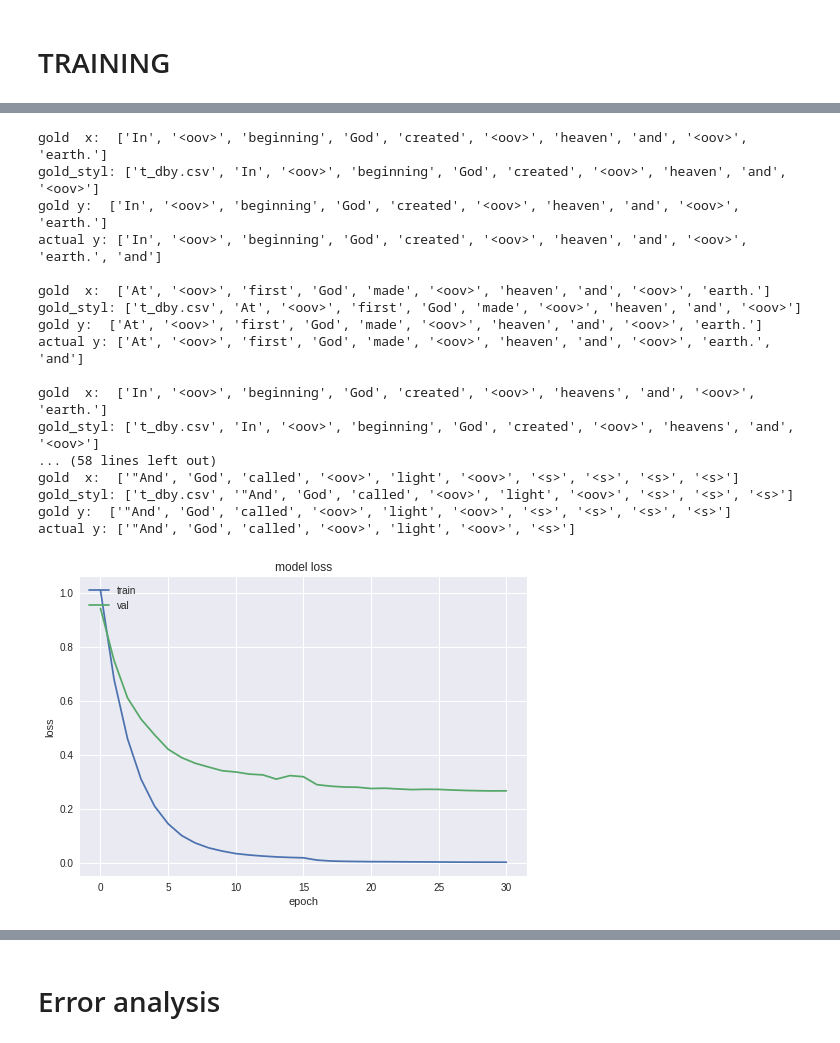
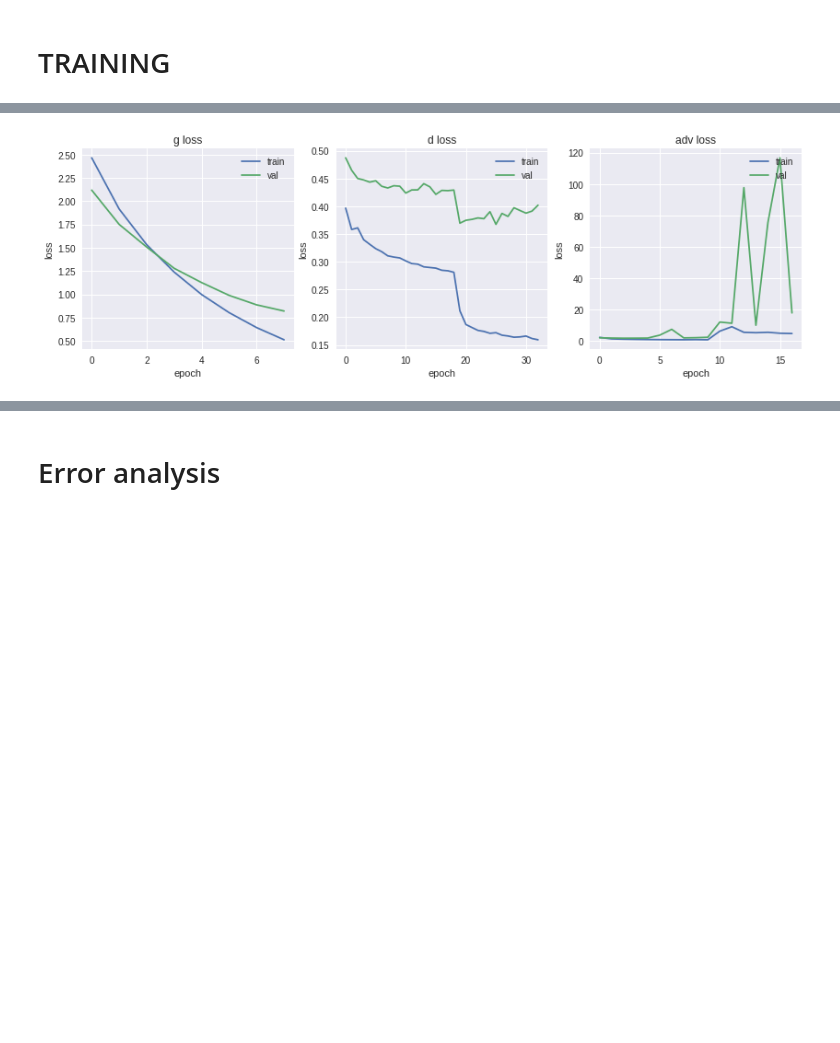
Before and after one commit to assaflehr/language-style-transfer, a Jupyter notebook: notebooks/keras_nlp.ipynb, the cells around one changed output, grey strips where cells are left out. Cells and saved outputs as stored; diff of their text form; code cells hidden in the pictures; blank space fills up the shorter version.

```diff
--- a/notebooks/keras_nlp.ipynb
+++ b/notebooks/keras_nlp.ipynb
@@ -515,7 +563,10 @@ class LossHistory(keras.callbacks.Callback):
         self.losses[loss].append(logs.get(loss))
 
 
+
+
 loss_history = LossHistory()
+loss_history_d = LossHistory()
 loss_history_adv = LossHistory()
 # %%
 from keras import backend as K
@@ -547,32 +628,23 @@ Epoch 1/1
 # %%
 import matplotlib.pyplot as plt
-for i in range(5):
-  show_sample('train',sample_ids=[i,8000+i,16000+i],replace_style='t_dby.csv')
 
 # summarize history for loss
-plt.plot(loss_history.losses['loss'][3:])
-plt.plot(loss_history.losses['val_loss'][3:])
-plt.title('model loss')
-plt.ylabel('loss')
-plt.xlabel('epoch')
-plt.legend(['train', 'val'], loc='upper left')
+def plt_losses(loss_history,title):
+  plt.plot(loss_history.losses['loss'][:])
+  plt.plot(loss_history.losses['val_loss'][:])
+  plt.title(title)
+  plt.ylabel('loss')
+  plt.xlabel('epoch')
+  plt.legend(['train', 'val'], loc='upper right')
+
+
+plt.figure(figsize=(14,4))
+plt.subplot(131) #numrows, numcols, fignum
+plt_losses(loss_history,'g loss')
+plt.subplot(132)
+plt_losses(loss_history_d,'d loss')
+plt.subplot(133)
+plt_losses(loss_history_adv,'adv loss')
 plt.show()
 # %% [output]
-gold  x:  ['In', '<oov>', 'beginning', 'God', 'created', '<oov>', 'heaven', 'and', '<oov>', 'earth.']
-gold_styl: ['t_dby.csv', 'In', '<oov>', 'beginning', 'God', 'created', '<oov>', 'heaven', 'and', '<oov>']
-gold y:  ['In', '<oov>', 'beginning', 'God', 'created', '<oov>', 'heaven', 'and', '<oov>', 'earth.']
-actual y: ['In', '<oov>', 'beginning', 'God', 'created', '<oov>', 'heaven', 'and', '<oov>', 'earth.', 'and']
-
-gold  x:  ['At', '<oov>', 'first', 'God', 'made', '<oov>', 'heaven', 'and', '<oov>', 'earth.']
-gold_styl: ['t_dby.csv', 'At', '<oov>', 'first', 'God', 'made', '<oov>', 'heaven', 'and', '<oov>']
-gold y:  ['At', '<oov>', 'first', 'God', 'made', '<oov>', 'heaven', 'and', '<oov>', 'earth.']
-actual y: ['At', '<oov>', 'first', 'God', 'made', '<oov>', 'heaven', 'and', '<oov>', 'earth.', 'and']
-
-gold  x:  ['In', '<oov>', 'beginning', 'God', 'created', '<oov>', 'heavens', 'and', '<oov>', 'earth.']
-gold_styl: ['t_dby.csv', 'In', '<oov>', 'beginning', 'God', 'created', '<oov>', 'heavens', 'and', '<oov>']
-... (58 lines left out)
-gold  x:  ['"And', 'God', 'called', '<oov>', 'light', '<oov>', '<s>', '<s>', '<s>', '<s>']
-gold_styl: ['t_dby.csv', '"And', 'God', 'called', '<oov>', 'light', '<oov>', '<s>', '<s>', '<s>']
-gold y:  ['"And', 'God', 'called', '<oov>', 'light', '<oov>', '<s>', '<s>', '<s>', '<s>']
-actual y: ['"And', 'God', 'called', '<oov>', 'light', '<oov>', '<s>']
-[figure, old version]
+[figure, new version]
```
Also changed, not shown: parts of 19 cells of this notebook, 2 other files.
